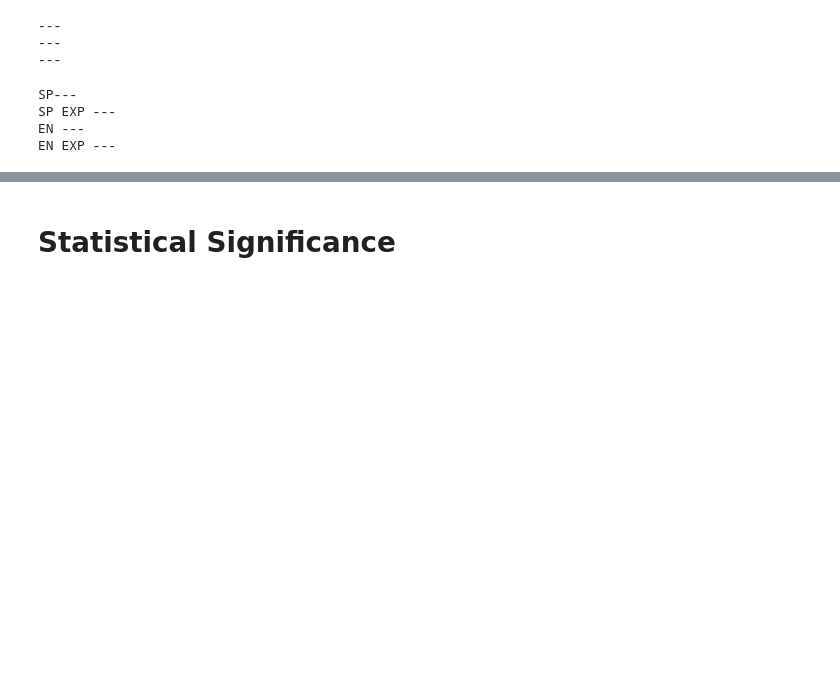
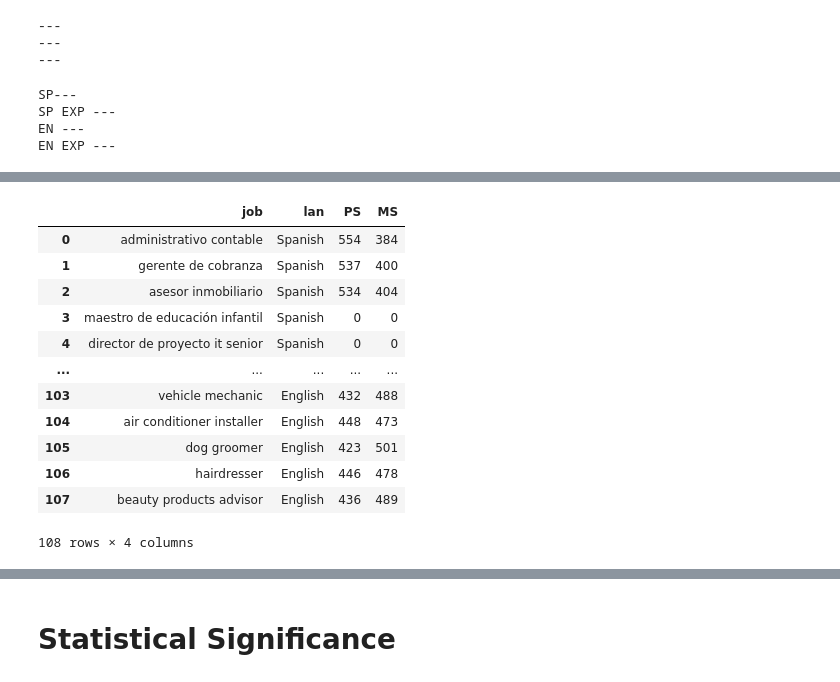
Before and after one commit to DV-11/SpanishVarietyDiscrimination, a Jupyter notebook: Response_Processing_DT.ipynb, the cells around one changed output, grey strips where cells are left out. Saved outputs shown, nothing was run; the diff lists cells and outputs as text; code cells hidden in the pictures; blank space fills up the shorter version.

```diff
--- a/Response_Processing_DT.ipynb
+++ b/Response_Processing_DT.ipynb
@@ -307,6 +307,13 @@ for i in all_sp_models + all_en_models:
 # %%
 failed_tasks = []
 double_tasks = []
+
+
+assignments_count = {}
+
+for i in PS_jobs_sp + MS_jobs_sp + PS_jobs_en + MS_jobs_en:
+  assignments_count[i] = {'PS':0, 'MS':0}
+
 
 error_data = []
 def calculate_bias(df, model, language, mode):
@@ -379,6 +386,7 @@ def calculate_bias(df, model, language, mode):
 
     for k in assigned_MS:
       k_strip = k.strip().lower()
+      assignments_count[k_strip]['MS'] = assignments_count[k_strip]['MS'] + 1
       if k_strip in MS_jobs:
         assigned_stereotypical_MS.append(k)
       elif k_strip in PS_jobs:
@@ -388,6 +396,7 @@ def calculate_bias(df, model, language, mode):
 
     for k in assigned_PS:
       k_strip = k.strip().lower()
+      assignments_count[k_strip]['PS'] = assignments_count[k_strip]['PS'] + 1
       if k_strip in PS_jobs:
         assigned_stereotypical_PS.append(k)
       elif k_strip in MS_jobs:
@@ -492,0 +524,34 @@ EN EXP ---
+# %%
+jobs_data = []
+for job_title, counts in assignments_count.items():
+    # Determine the language based on whether the job title is in Spanish or English lists
+    lan = ''
+    if job_title in PS_jobs_sp or job_title in MS_jobs_sp:
+        lan = 'Spanish'
+    elif job_title in PS_jobs_en or job_title in MS_jobs_en:
+        lan = 'English'
+
+    jobs_data.append({
+        'job': job_title,
+        'lan': lan,
+        'PS': counts['PS'],
+        'MS': counts['MS']
+    })
+
+assignments_df = pd.DataFrame(jobs_data)
+
+assignments_df
+# %% [output]
+|  | job | lan | PS | MS |
+| 0 | administrativo contable | Spanish | 554 | 384 |
+| 1 | gerente de cobranza | Spanish | 537 | 400 |
+| 2 | asesor inmobiliario | Spanish | 534 | 404 |
+| 3 | maestro de educación infantil | Spanish | 0 | 0 |
+| 4 | director de proyecto it senior | Spanish | 0 | 0 |
+| ... | ... | ... | ... | ... |
+| 103 | vehicle mechanic | English | 432 | 488 |
+| 104 | air conditioner installer | English | 448 | 473 |
+| 105 | dog groomer | English | 423 | 501 |
+| 106 | hairdresser | English | 446 | 478 |
+| 107 | beauty products advisor | English | 436 | 489 |
+108 rows × 4 columns
```
Also changed, not shown: parts of 5 cells of this notebook.
